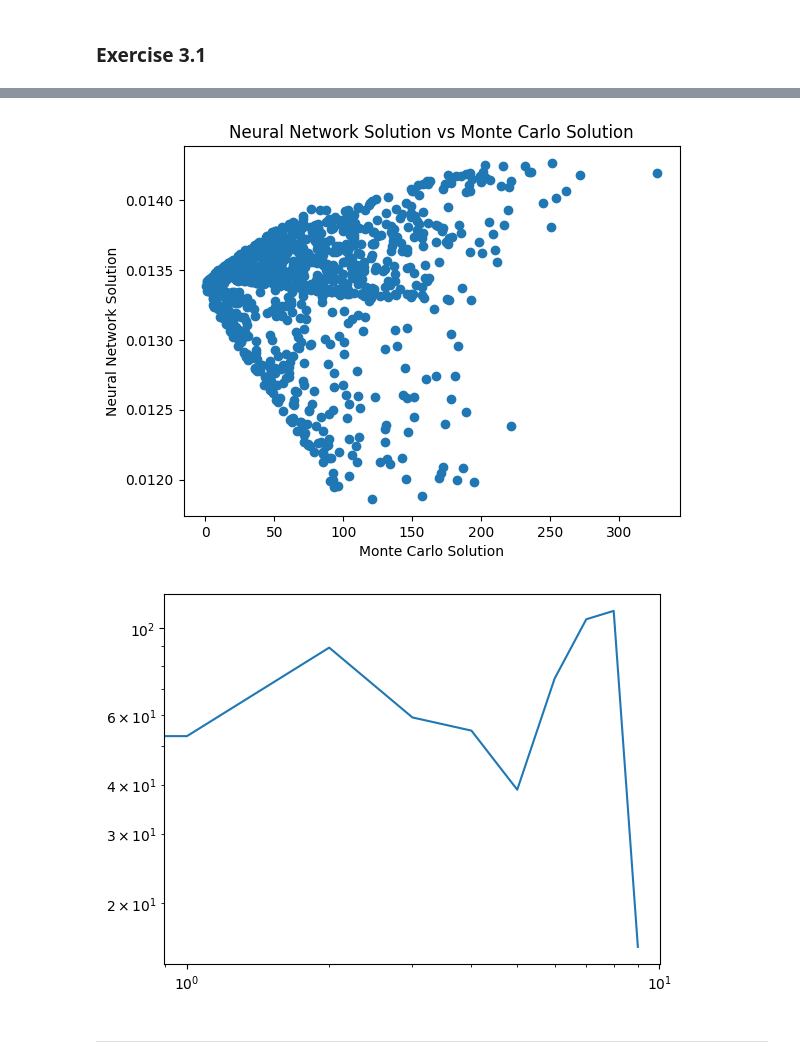
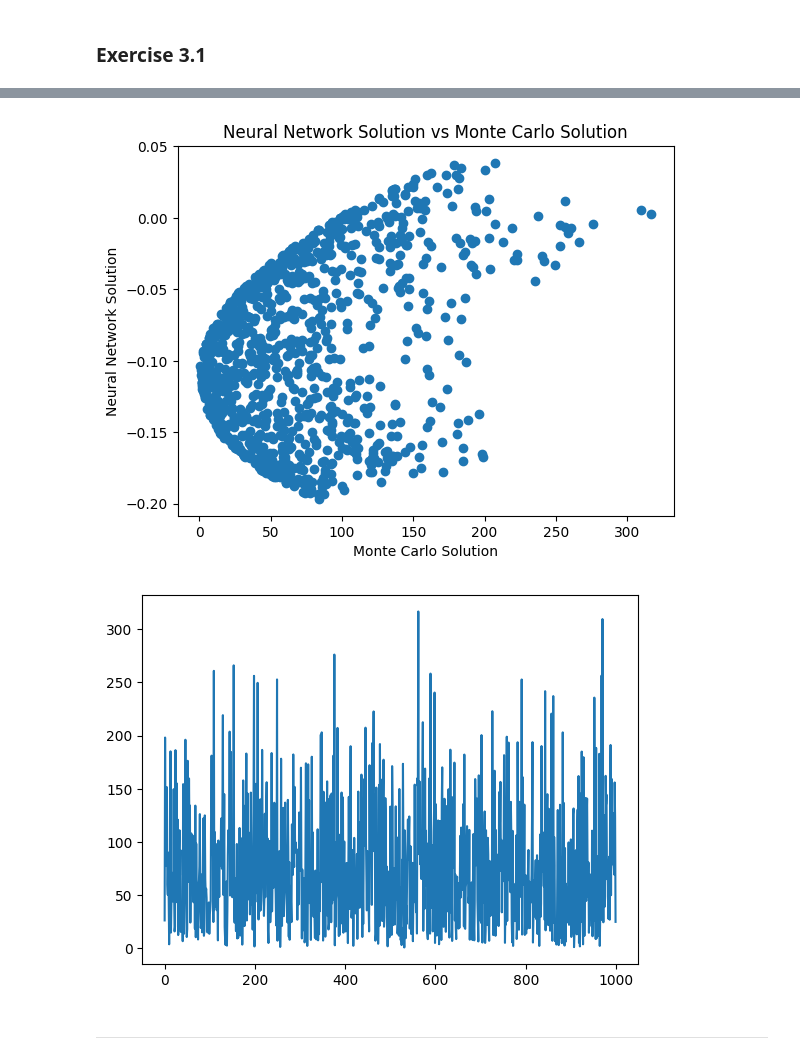
Before and after one commit to Kian-P/SCDAA, a Jupyter notebook: SCDAA-CW.ipynb, the cells around one changed output, grey strips where cells are left out. Drawn from its saved outputs; the diff is of its cells as text; code cells hidden in the pictures.

```diff
--- a/SCDAA-CW.ipynb
+++ b/SCDAA-CW.ipynb
@@ -746,7 +803,7 @@ R = torch.tensor([[1.0, 0], [0, 1.0]], dtype=torch.float32) * 10
 sigma = torch.tensor([[1.0, 0], [0, 1.0]], dtype=torch.float32) * 0.001
 alpha = torch.tensor([1.0, 1.0], dtype=torch.float32)
 
-model = LinearPDE(net, T, H, M, C, D, R, sigma, alpha)
+model = LinearPDE(net_dgm, T, H, M, C, D, R, sigma, alpha)
 optimizer = optim.Adam(model.parameters(), lr=learning_rate)
 
 
@@ -861,18 +915,20 @@ error = np.abs(neural_net_solution - mc_solutions)
 # %%
-error_plt = error[::100]
+# Compute error at each sample point
+error = np.abs(neural_net_solution - mc_solutions)
+#error = error[::10]
 # Visualization of neural network solution vs Monte Carlo solution
 plt.figure()
 plt.scatter(mc_solutions, neural_net_solution)
 plt.xlabel('Monte Carlo Solution')
 plt.ylabel('Neural Network Solution')
 plt.title('Neural Network Solution vs Monte Carlo Solution')
 plt.show()
 
-plt.loglog(error_plt)
+plt.plot(error)
 plt.show()
 # %% [output]
-[figure, old version]
+[figure, new version]
-[figure, old version]
+[figure, new version]
 # %% [markdown]
 ----
 # %% [markdown]
```
Also changed, not shown: parts of 3 cells of this notebook.
